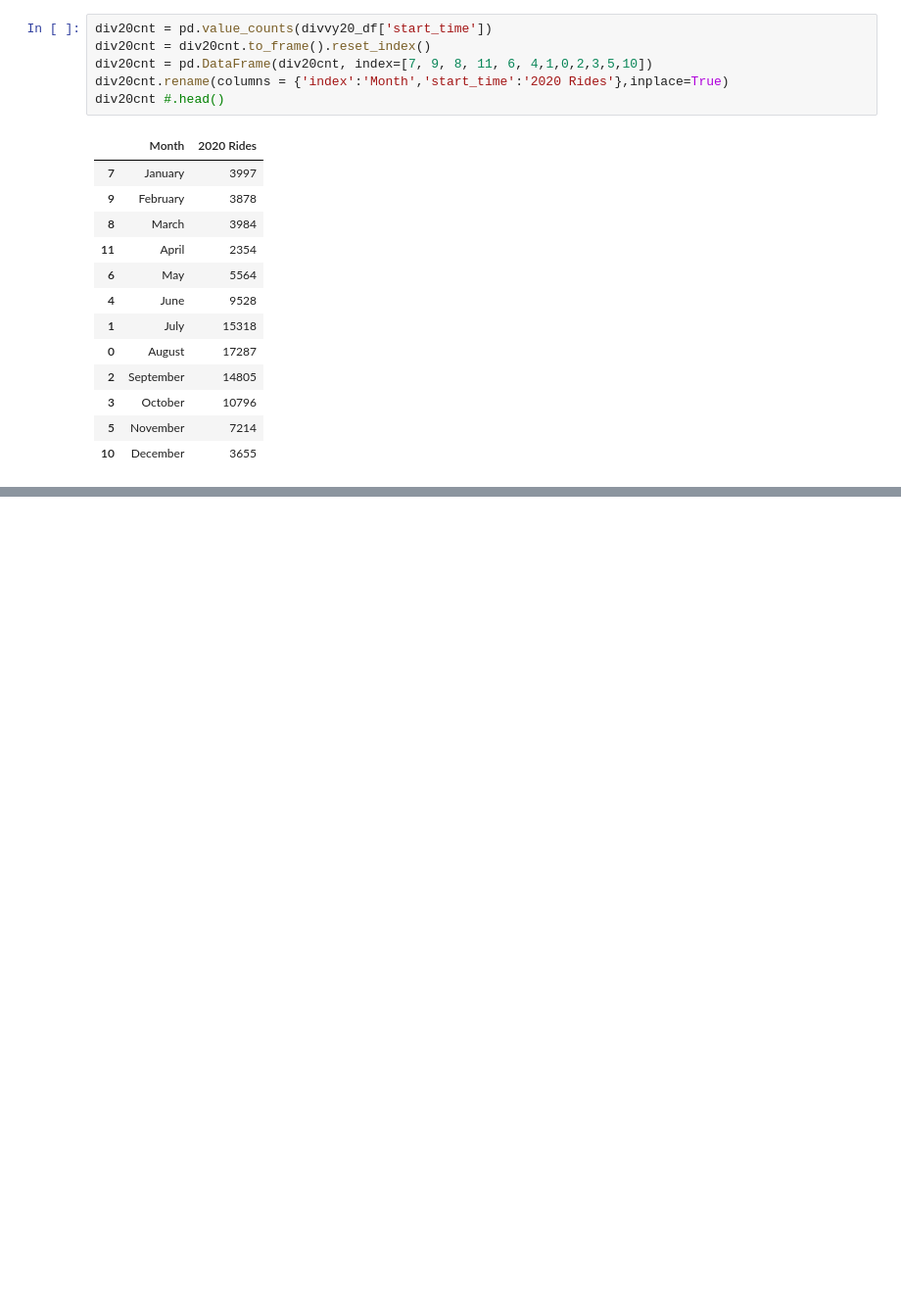
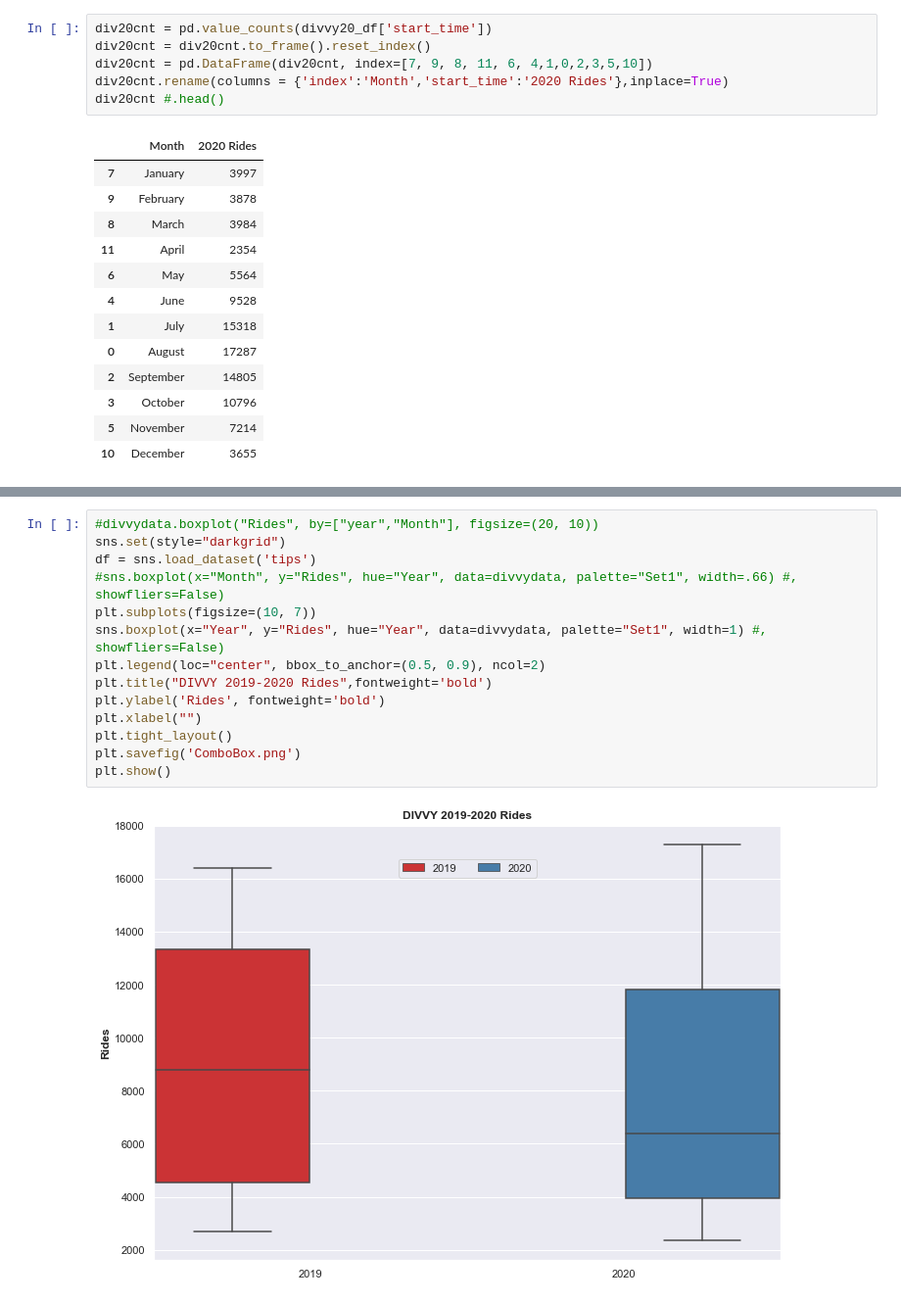
Before and after one commit to Slainte91/COVID-movement, a Jupyter notebook: divvy/divvy.ipynb, the cells around one changed output, grey strips where cells are left out. Shown at 98% size. Saved outputs shown, nothing was run; the diff lists cells and outputs as text; blank space fills up the shorter version.

```diff
--- a/divvy/divvy.ipynb
+++ b/divvy/divvy.ipynb
@@ -221,0 +312,16 @@ plt.show()
+# %%
+#divvydata.boxplot("Rides", by=["year","Month"], figsize=(20, 10))
+sns.set(style="darkgrid")
+df = sns.load_dataset('tips')
+#sns.boxplot(x="Month", y="Rides", hue="Year", data=divvydata, palette="Set1", width=.66) #, showfliers=False)
+plt.subplots(figsize=(10, 7))
+sns.boxplot(x="Year", y="Rides", hue="Year", data=divvydata, palette="Set1", width=1) #, showfliers=False)
+plt.legend(loc="center", bbox_to_anchor=(0.5, 0.9), ncol=2)
+plt.title("DIVVY 2019-2020 Rides",fontweight='bold')
+plt.ylabel('Rides', fontweight='bold')
+plt.xlabel("")
+plt.tight_layout()
+plt.savefig('ComboBox.png')
+plt.show()
+# %% [output]
+[figure, added]
```
Also changed, not shown: parts of 11 cells of this notebook, 2 other files.
